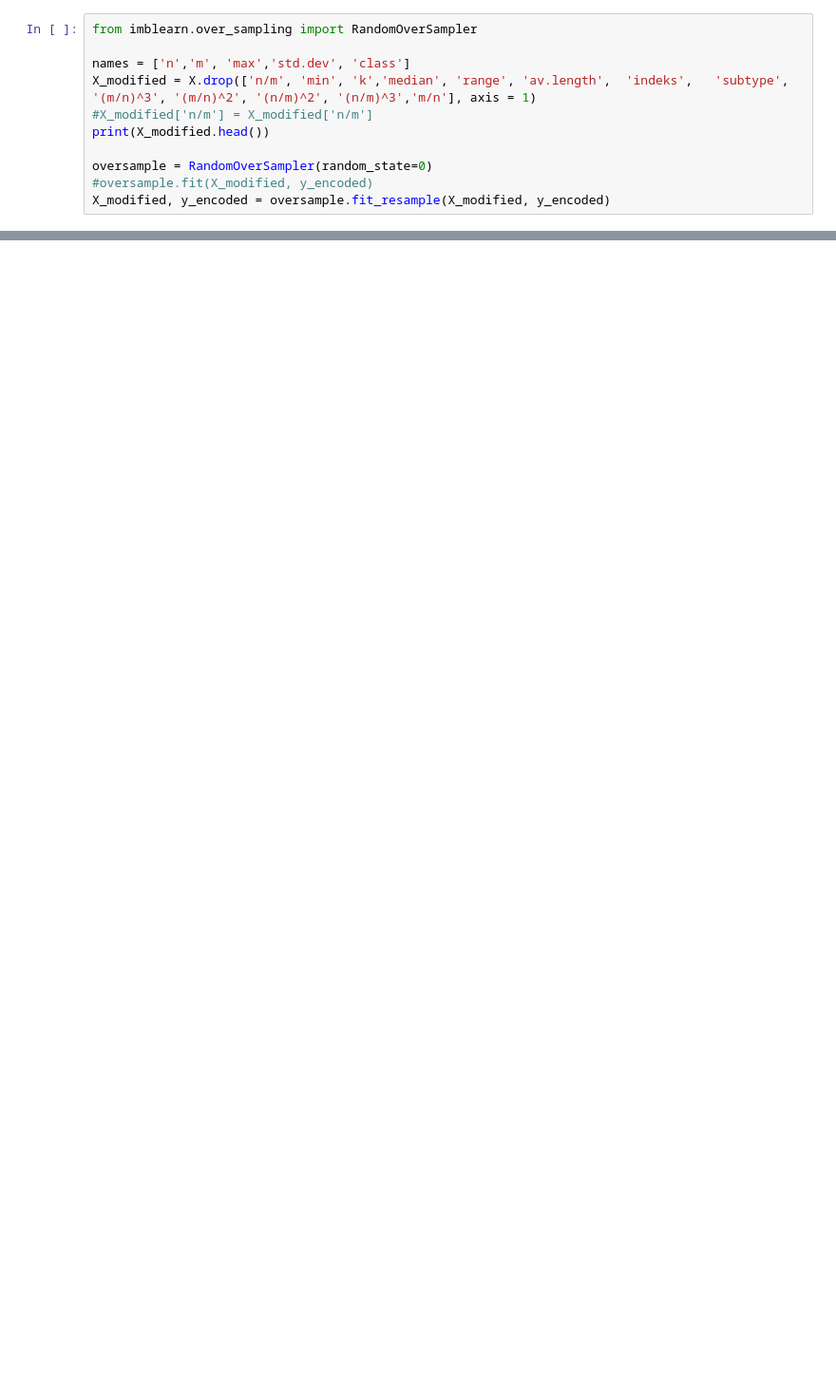
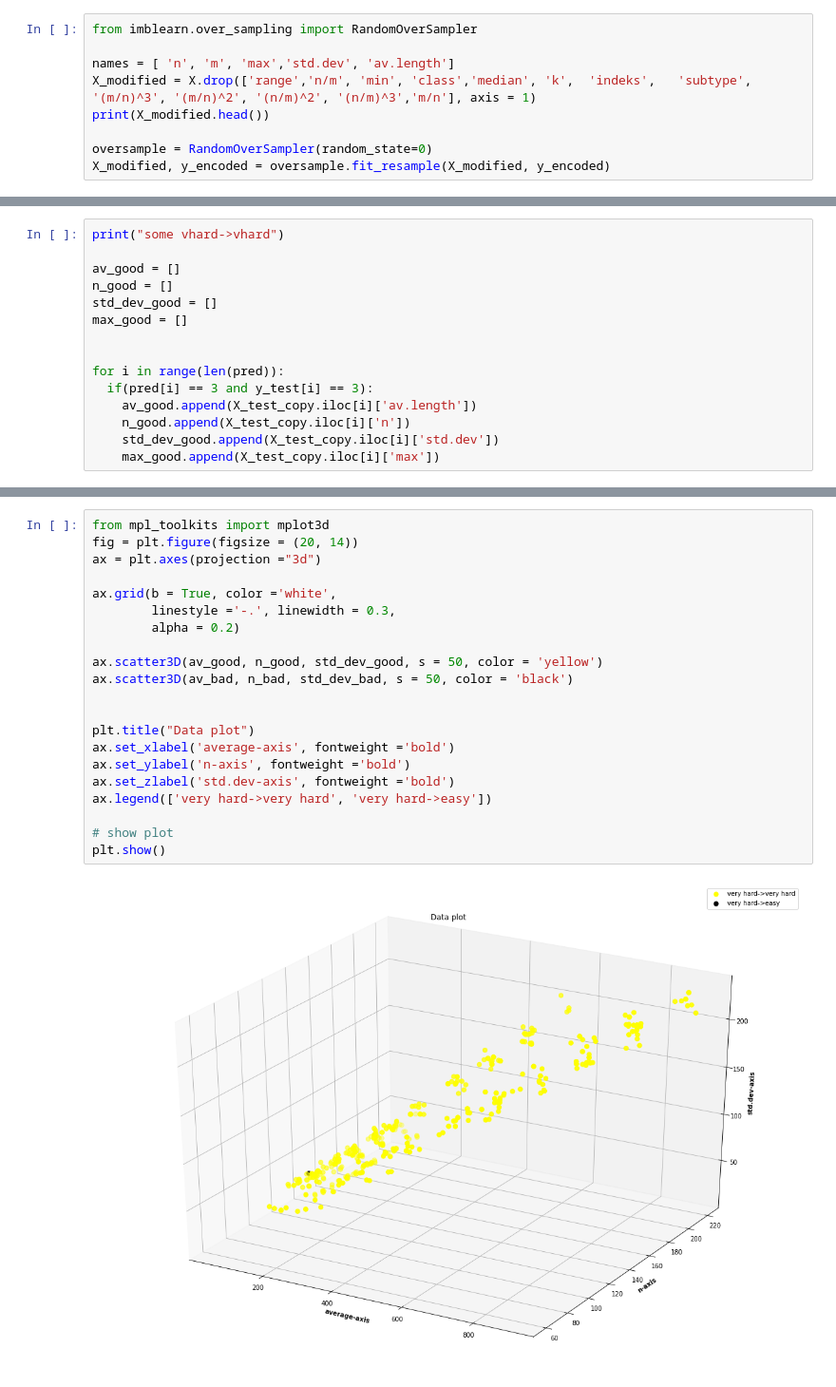
Before and after one commit to harel-coffee/pouw-auto, a Jupyter notebook: 4LRNeural_Network_Multi_Classs_Classification.ipynb, the cells around one changed output, grey strips where cells are left out. Shown at 95% size. Saved outputs shown, nothing was run; the diff lists cells and outputs as text; blank space fills up the shorter version.

```diff
--- a/4LRNeural_Network_Multi_Classs_Classification.ipynb
+++ b/4LRNeural_Network_Multi_Classs_Classification.ipynb
@@ -83,12 +42,10 @@ X_modified = X
 # %%
 from imblearn.over_sampling import RandomOverSampler
 
-names = ['n','m', 'max','std.dev', 'class']
-X_modified = X.drop(['n/m', 'min', 'k','median', 'range', 'av.length',  'indeks',   'subtype', '(m/n)^3', '(m/n)^2', '(n/m)^2', '(n/m)^3','m/n'], axis = 1)
-#X_modified['n/m'] = X_modified['n/m']
+names = [ 'n', 'm', 'max','std.dev', 'av.length']
+X_modified = X.drop(['range','n/m', 'min', 'class','median', 'k',  'indeks',   'subtype', '(m/n)^3', '(m/n)^2', '(n/m)^2', '(n/m)^3','m/n'], axis = 1)
 print(X_modified.head())
 
 oversample = RandomOverSampler(random_state=0)
-#oversample.fit(X_modified, y_encoded)
 X_modified, y_encoded = oversample.fit_resample(X_modified, y_encoded)
 # %% [output]
@@ -321,0 +167,15 @@ accuracy: 75.92%
+# %%
+print("some vhard->vhard")
+
+av_good = []
+n_good = []
+std_dev_good = []
+max_good = []
+
+
+for i in range(len(pred)):
+  if(pred[i] == 3 and y_test[i] == 3):
+    av_good.append(X_test_copy.iloc[i]['av.length'])
+    n_good.append(X_test_copy.iloc[i]['n'])
+    std_dev_good.append(X_test_copy.iloc[i]['std.dev'])
+    max_good.append(X_test_copy.iloc[i]['max'])
@@ -354,0 +217,23 @@ ROC AUC score: 0.841777327560666
+# %%
+from mpl_toolkits import mplot3d
+fig = plt.figure(figsize = (20, 14))
+ax = plt.axes(projection ="3d")
+
+ax.grid(b = True, color ='white',
+        linestyle ='-.', linewidth = 0.3,
+        alpha = 0.2)
+
+ax.scatter3D(av_good, n_good, std_dev_good, s = 50, color = 'yellow')
+ax.scatter3D(av_bad, n_bad, std_dev_bad, s = 50, color = 'black')
+
+
+plt.title("Data plot")
+ax.set_xlabel('average-axis', fontweight ='bold')
+ax.set_ylabel('n-axis', fontweight ='bold')
+ax.set_zlabel('std.dev-axis', fontweight ='bold')
+ax.legend(['very hard->very hard', 'very hard->easy'])
+
+# show plot
+plt.show()
+# %% [output]
+[figure, added]
```
Also changed, not shown: parts of 19 cells of this notebook.
